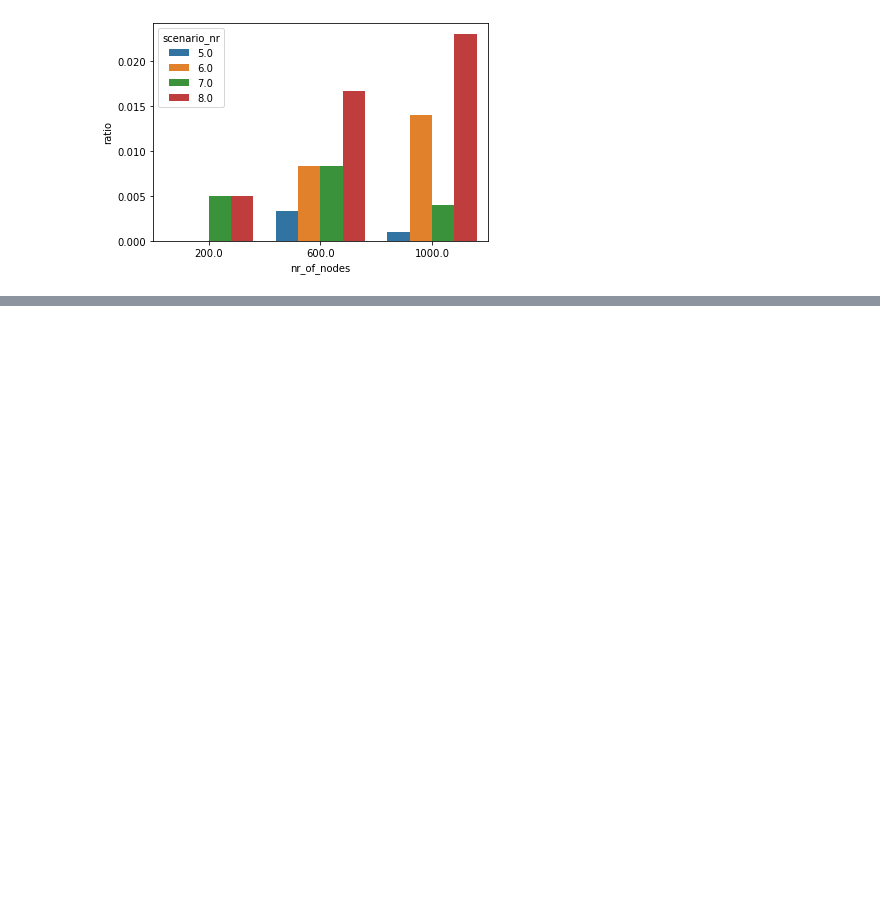
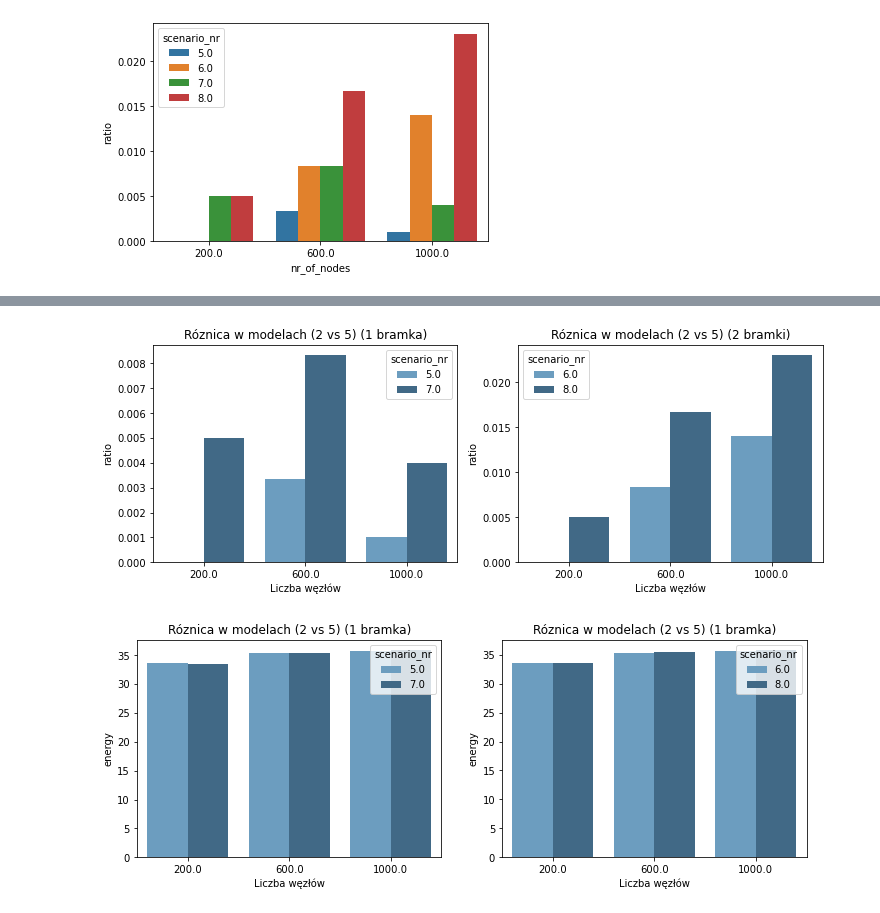
Before and after one commit to PrzemyslawSarnacki/omnet-automation, a Jupyter notebook: analisys_by_magic.ipynb, the cells around one changed output, grey strips where cells are left out. Saved outputs shown, nothing was run; the diff lists cells and outputs as text; code cells hidden in the pictures; blank space fills up the shorter version.

```diff
--- a/analisys_by_magic.ipynb
+++ b/analisys_by_magic.ipynb
@@ -292,0 +334,14 @@ sns.barplot(data=df.tail(12), x="nr_of_nodes", y="ratio", hue="scenario_nr")
+# %%
+fig,(ax, ax1) = plt.subplots(1, 2, figsize=(12,4))
+
+sns.barplot(data=df[(df["areaX"]==10000) & (df["number_of_gateways"]==1)], x="nr_of_nodes", y="ratio",hue="scenario_nr",ci=None, palette="Blues_d", ax=ax).set(title=f"Róznica w modelach (2 vs 5) (1 bramka)", xlabel="Liczba węzłów")
+sns.barplot(data=df[(df["areaX"]==10000) & (df["number_of_gateways"]==2)], x="nr_of_nodes", y="ratio",hue="scenario_nr",ci=None, palette="Blues_d", ax=ax1).set(title=f"Róznica w modelach (2 vs 5) (2 bramki)", xlabel="Liczba węzłów")
+
+fig, (ax2, ax3) = plt.subplots(1, 2, figsize=(12,4))
+
+sns.barplot(data=df[(df["areaX"]==10000) & (df["number_of_gateways"]==1)], x="nr_of_nodes", y="energy", hue="scenario_nr", ci=None, palette="Blues_d", ax=ax2).set(title=f"Róznica w modelach (2 vs 5) (1 bramka)", xlabel="Liczba węzłów")
+sns.barplot(data=df[(df["areaX"]==10000) & (df["number_of_gateways"]==2)], x="nr_of_nodes", y="energy", hue="scenario_nr", ci=None, palette="Blues_d", ax=ax3).set(title=f"Róznica w modelach (2 vs 5) (1 bramka)", xlabel="Liczba węzłów")
+plt.show()
+# %% [output]
+[figure, added]
+[figure, added]
```
Also changed, not shown: parts of 10 cells of this notebook, 1 other file.
